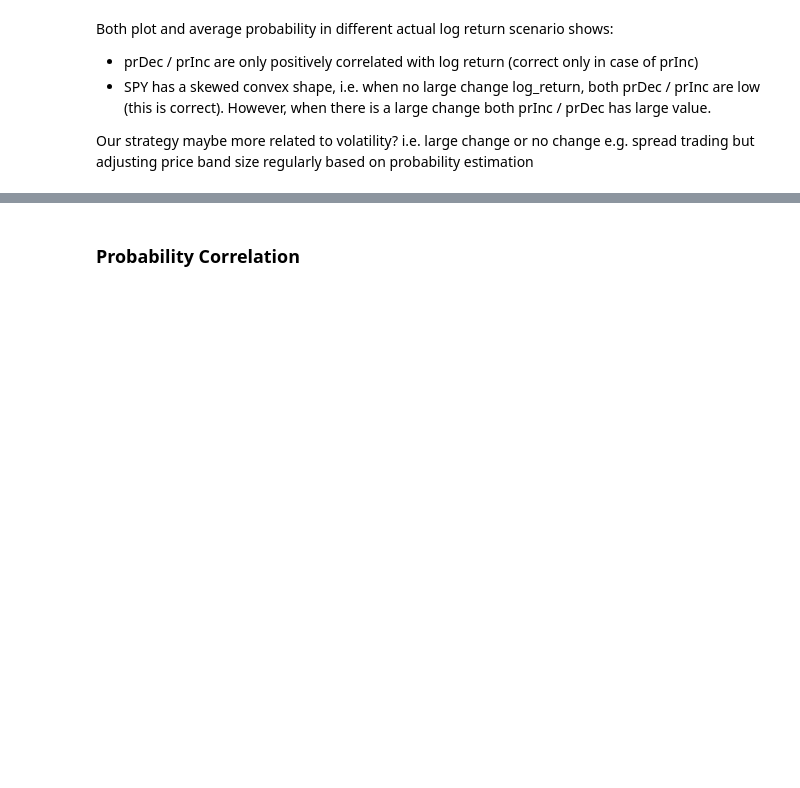
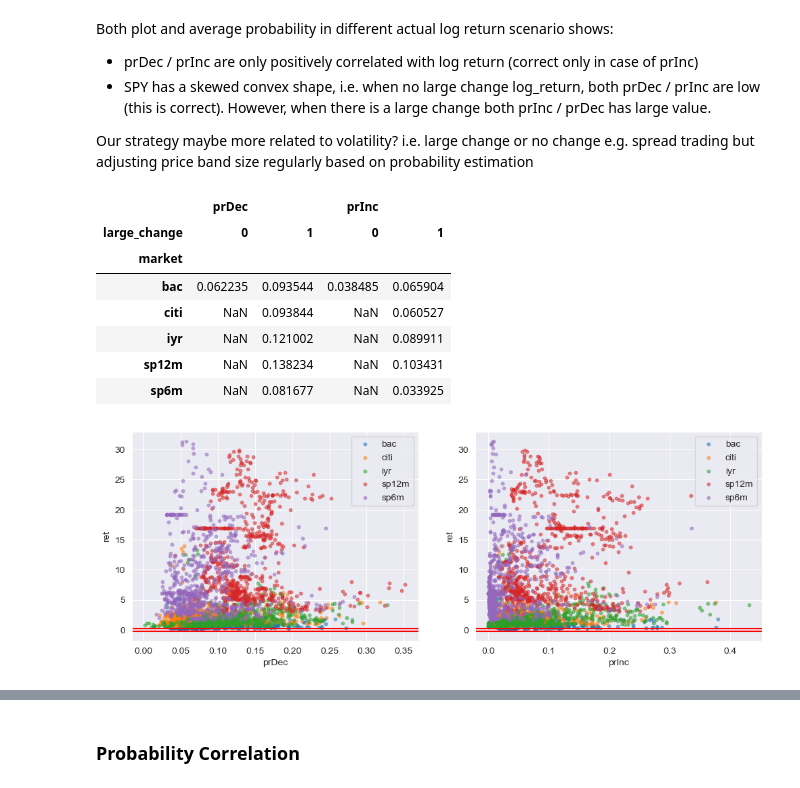
Before and after one commit to claircocoanut/iaqf-default, a Jupyter notebook: data_analysis/equity.ipynb, the cells around one changed output, grey strips where cells are left out. Drawn from its saved outputs; the diff is of its cells as text; code cells hidden in the pictures; blank space fills up the shorter version.

```diff
--- a/data_analysis/equity.ipynb
+++ b/data_analysis/equity.ipynb
@@ -161,3 +129,15 @@ Both plot and average probability in different actual log return scenario shows:
 
 Our strategy maybe more related to volatility? i.e. large change or no change
 e.g. spread trading but adjusting price band size regularly based on probability estimation
+# %%
+plot_change_scatter(stat["vol"].stack().swaplevel().rename("ret"), df_mpd=equity)
+# %% [output]
+|  | prDec |  | prInc |  |
+| large_change | 0 | 1 | 0 | 1 |
+| market |  |  |  |  |
+| bac | 0.062235 | 0.093544 | 0.038485 | 0.065904 |
+| citi | NaN | 0.093844 | NaN | 0.060527 |
+| iyr | NaN | 0.121002 | NaN | 0.089911 |
+| sp12m | NaN | 0.138234 | NaN | 0.103431 |
+| sp6m | NaN | 0.081677 | NaN | 0.033925 |
+[figure, added]
```
Also changed, not shown: parts of 12 cells of this notebook, 3 other files.
